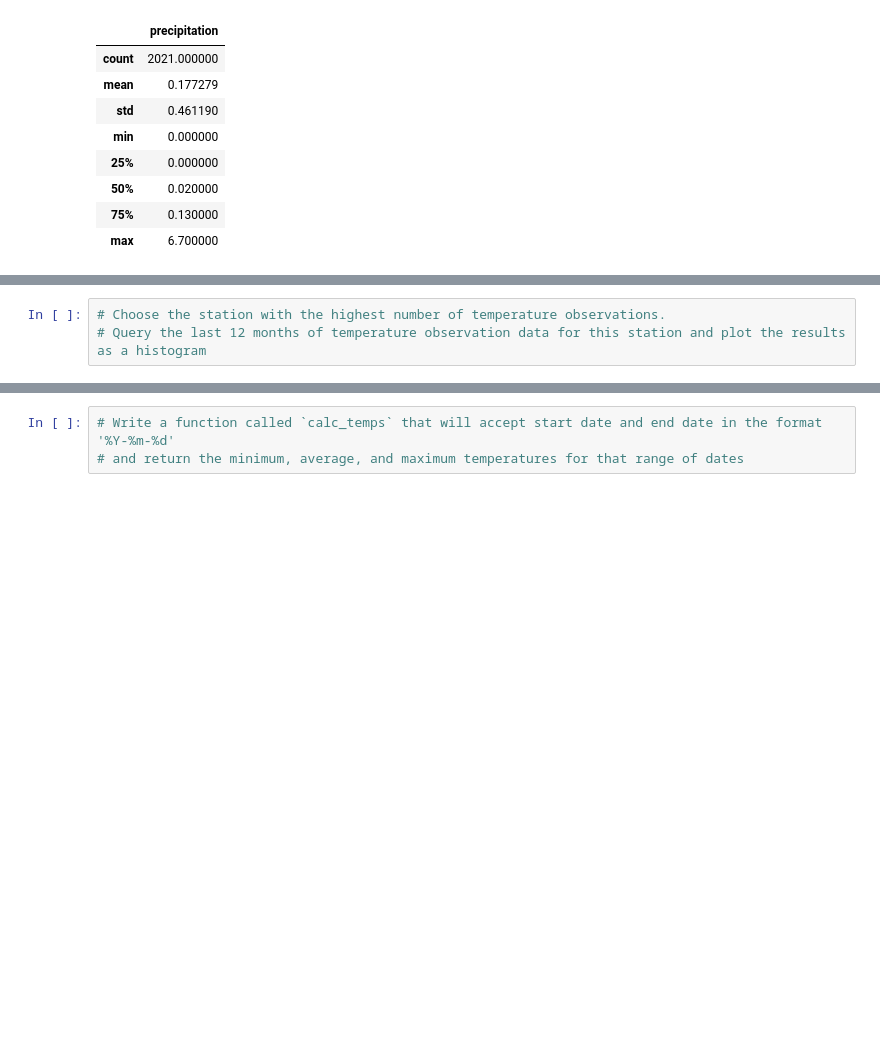
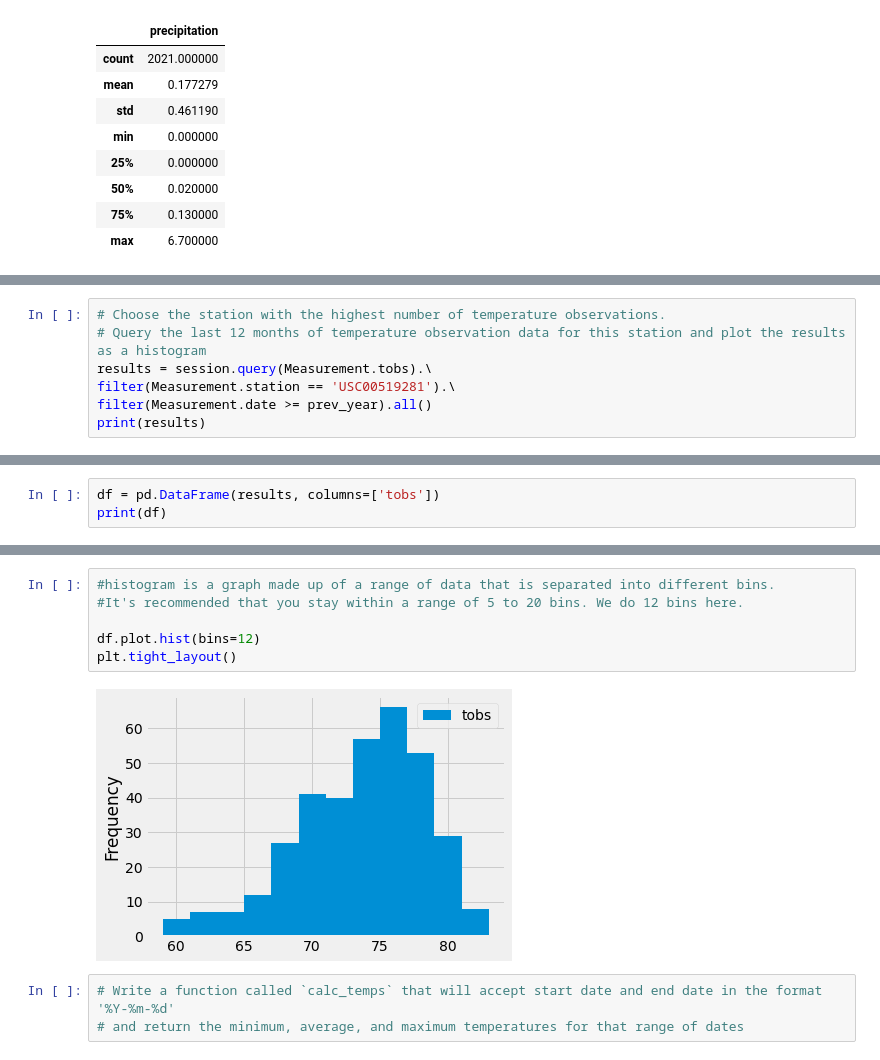
Before and after one commit to yumik20/surfs_up, a Jupyter notebook: climate_analysis.ipynb, the cells around one changed output, grey strips where cells are left out. Saved outputs shown, nothing was run; the diff lists cells and outputs as text; blank space fills up the shorter version.

```diff
--- a/climate_analysis.ipynb
+++ b/climate_analysis.ipynb
@@ -132,3 +156,7 @@ df.describe()
 # %%
 # Choose the station with the highest number of temperature observations.
 # Query the last 12 months of temperature observation data for this station and plot the results as a histogram
+results = session.query(Measurement.tobs).\
+filter(Measurement.station == 'USC00519281').\
+filter(Measurement.date >= prev_year).all()
+print(results)
@@ -134,0 +165,3 @@ df.describe()
+# %%
+df = pd.DataFrame(results, columns=['tobs'])
+print(df)
@@ -135,3 +183,11 @@ df.describe()
+# %%
+#histogram is a graph made up of a range of data that is separated into different bins.
+#It's recommended that you stay within a range of 5 to 20 bins. We do 12 bins here.
+
+df.plot.hist(bins=12)
+plt.tight_layout()
+# %% [output]
+[figure, added]
 # %%
 # Write a function called `calc_temps` that will accept start date and end date in the format '%Y-%m-%d'
 # and return the minimum, average, and maximum temperatures for that range of dates
```
Also changed, not shown: parts of 5 cells of this notebook.
